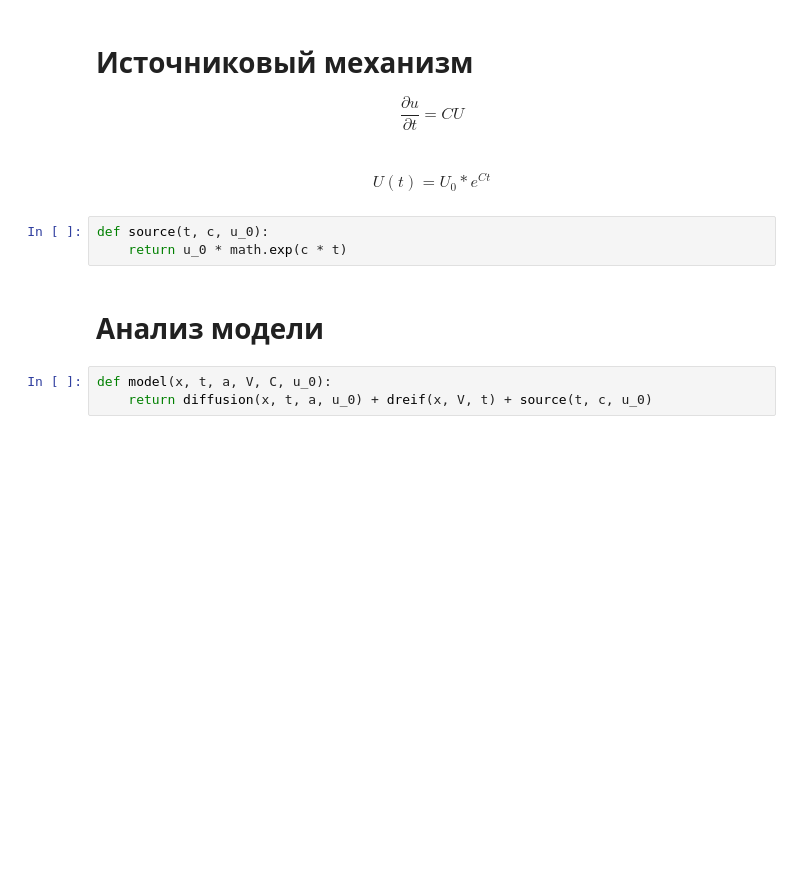
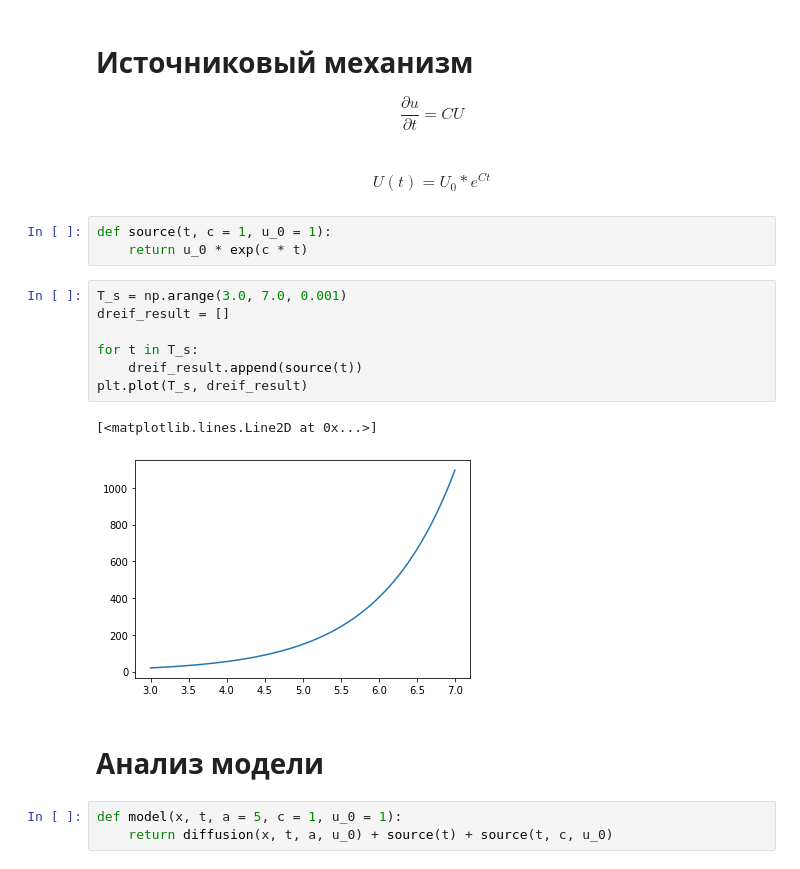
Before and after one commit to dep-810b-studs/computer-modelling, a Jupyter notebook: task_05-dreif_diff_model.ipynb, the cells around one changed output. Drawn from its saved outputs; the diff is of its cells as text; blank space fills up the shorter version.

Commit message:
task-05: try to use models combinations

```diff
--- a/task_05-dreif_diff_model.ipynb
+++ b/task_05-dreif_diff_model.ipynb
@@ -54,10 +68,20 @@ def dreif(x, V, t):
 U(t)=U_0*e^{Ct}
 \end{equation}
 # %%
-def source(t, c, u_0):
-    return u_0 * math.exp(c * t)
+def source(t, c = 1, u_0 = 1):
+    return u_0 * exp(c * t)
+# %%
+T_s = np.arange(3.0, 7.0, 0.001)
+dreif_result = []
+
+for t in T_s:
+    dreif_result.append(source(t))
+plt.plot(T_s, dreif_result)
+# %% [output]
+[<matplotlib.lines.Line2D at 0x...>]
+[figure, added]
 # %% [markdown]
 # Анализ модели
 # %%
-def model(x, t, a, V, C, u_0):
-    return diffusion(x, t, a, u_0) + dreif(x, V, t) + source(t, c, u_0)
+def model(x, t, a = 5, c = 1, u_0 = 1):
+    return diffusion(x, t, a, u_0) + source(t) + source(t, c, u_0)
```
Also changed, not shown: parts of 7 cells of this notebook.
